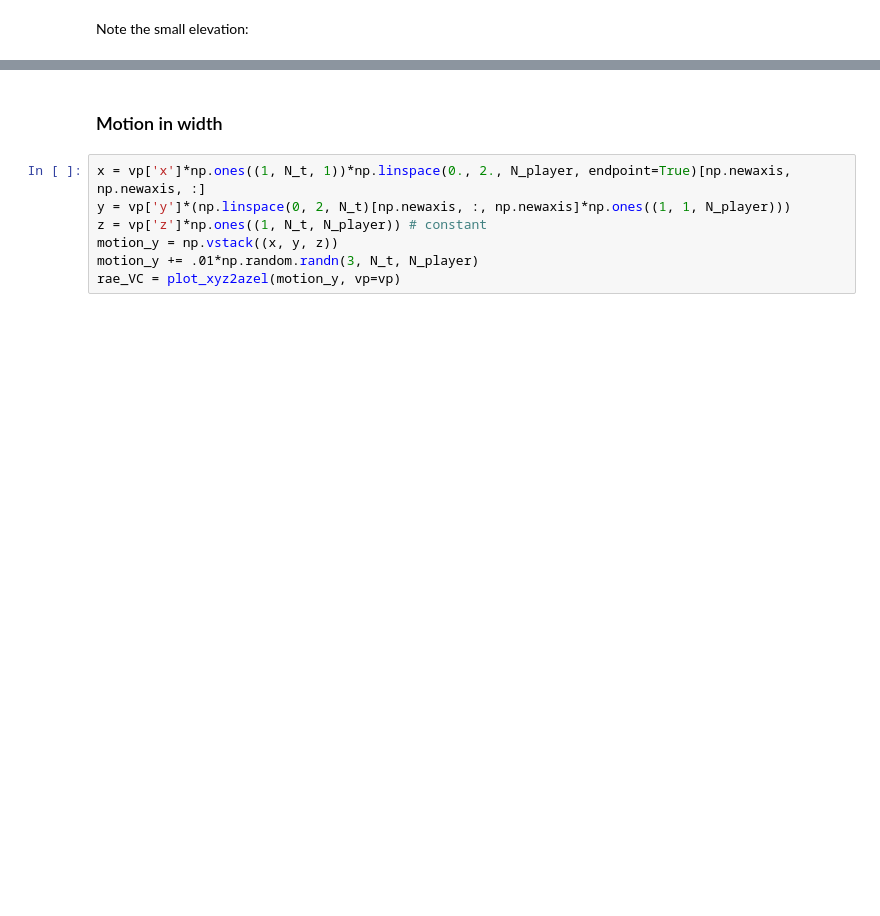
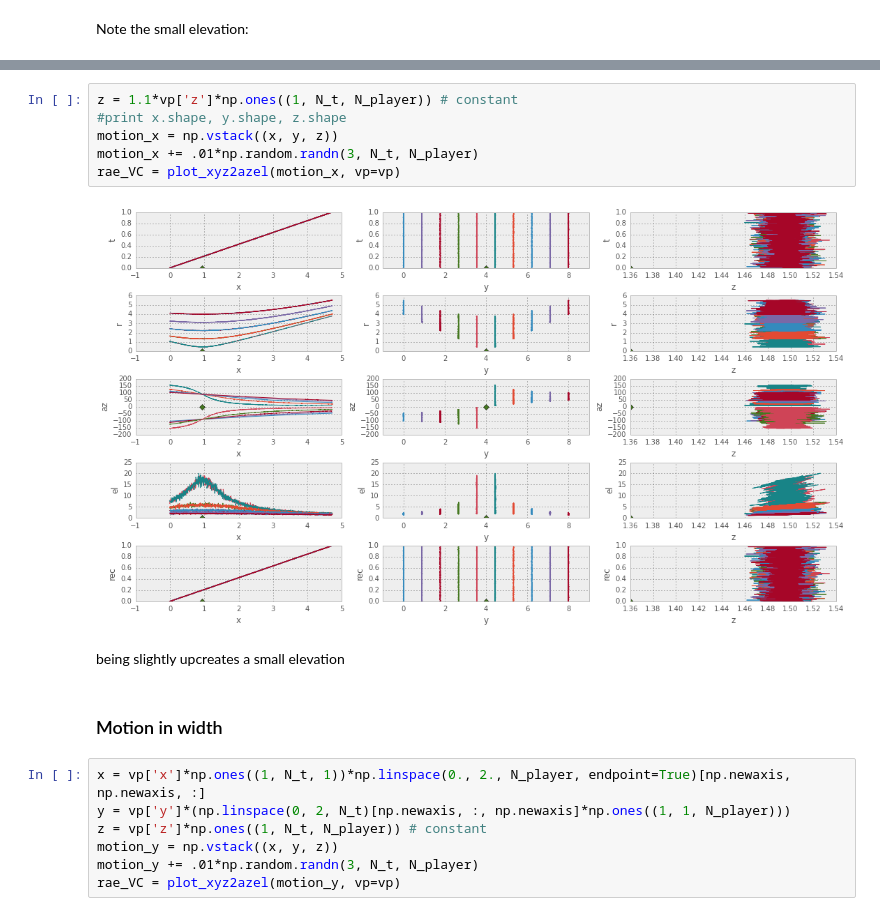
Before and after one commit to NaturalPatterns/2013_Tropique, a Jupyter notebook: test_coordonees_perceptives.ipynb, the cells around one changed output, grey strips where cells are left out. Cells and saved outputs as stored; diff of their text form; blank space fills up the shorter version.

```diff
--- a/test_coordonees_perceptives.ipynb
+++ b/test_coordonees_perceptives.ipynb
@@ -95,3 +97,13 @@ print el.min(), el.max(),  el.mean(),  el.std()
+# %%
+z = 1.1*vp['z']*np.ones((1, N_t, N_player)) # constant
+#print x.shape, y.shape, z.shape
+motion_x = np.vstack((x, y, z))
+motion_x += .01*np.random.randn(3, N_t, N_player)
+rae_VC = plot_xyz2azel(motion_x, vp=vp)
+# %% [output]
+[figure, added]
+# %% [markdown]
+being slightly upcreates a small elevation
 # %% [markdown]
 ### Motion in width
 # %%
```
Also changed, not shown: parts of 9 cells of this notebook, 1 other file.
